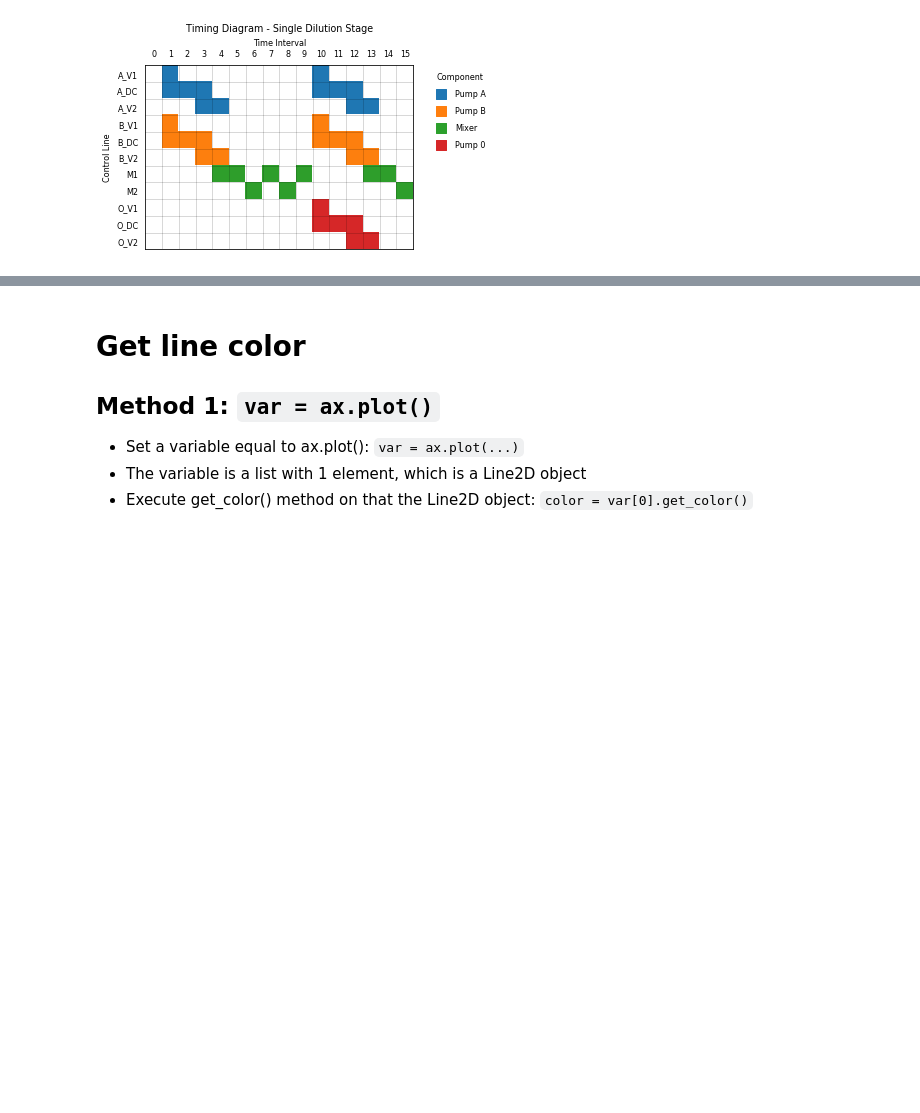
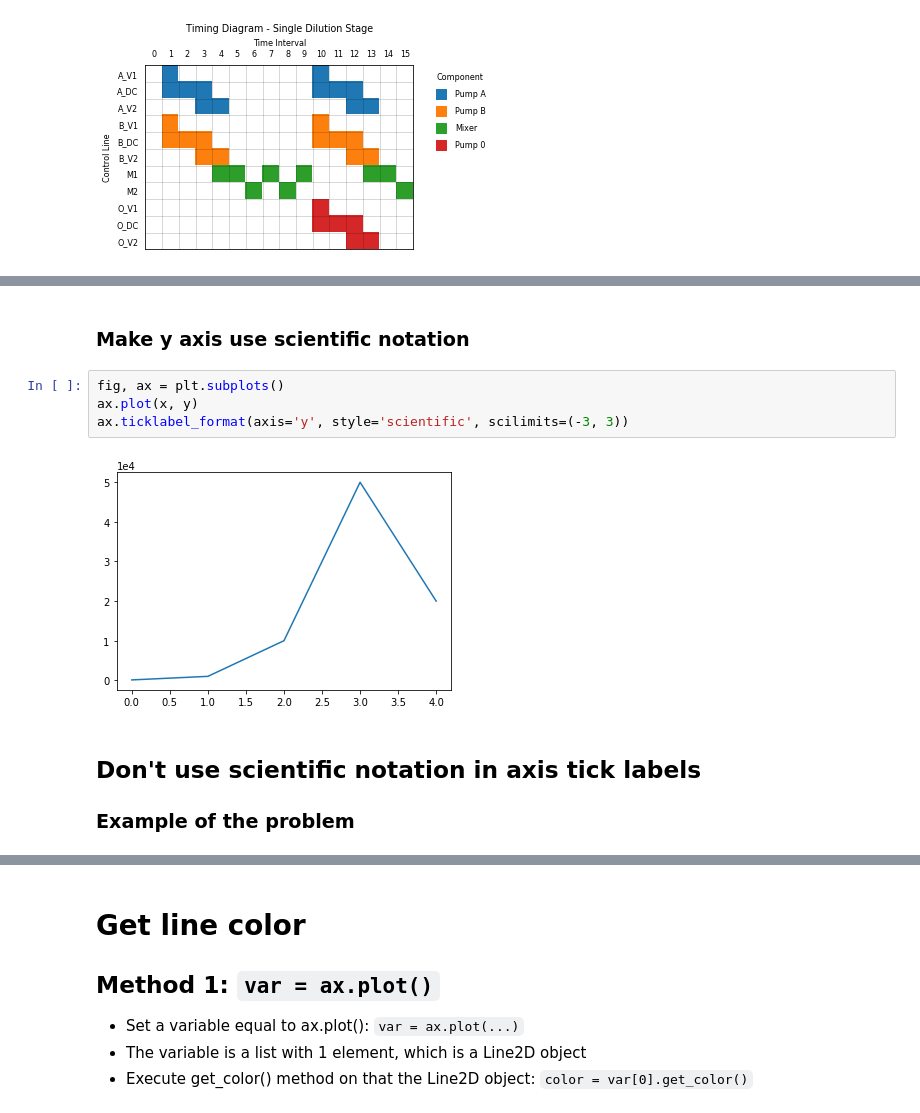
Before and after one commit to gregnordin/notes_to_self, a Jupyter notebook: python/matplotlib/matplotlib_notes.ipynb, the cells around one changed output, grey strips where cells are left out. Drawn from its saved outputs; the diff is of its cells as text; blank space fills up the shorter version.

```diff
--- a/python/matplotlib/matplotlib_notes.ipynb
+++ b/python/matplotlib/matplotlib_notes.ipynb
@@ -327,0 +345,12 @@ ax.legend(bbox_to_anchor=(1.3, 1.0), scatterpoints=1, frameon=False, labelspacin
+# %% [markdown]
+### Make y axis use scientific notation
+# %%
+fig, ax = plt.subplots()
+ax.plot(x, y)
+ax.ticklabel_format(axis='y', style='scientific', scilimits=(-3, 3))
+# %% [output]
+[figure, added]
+# %% [markdown]
+## Don't use scientific notation in axis tick labels
+
+### Example of the problem
```
Also changed, not shown: parts of 9 cells of this notebook.
